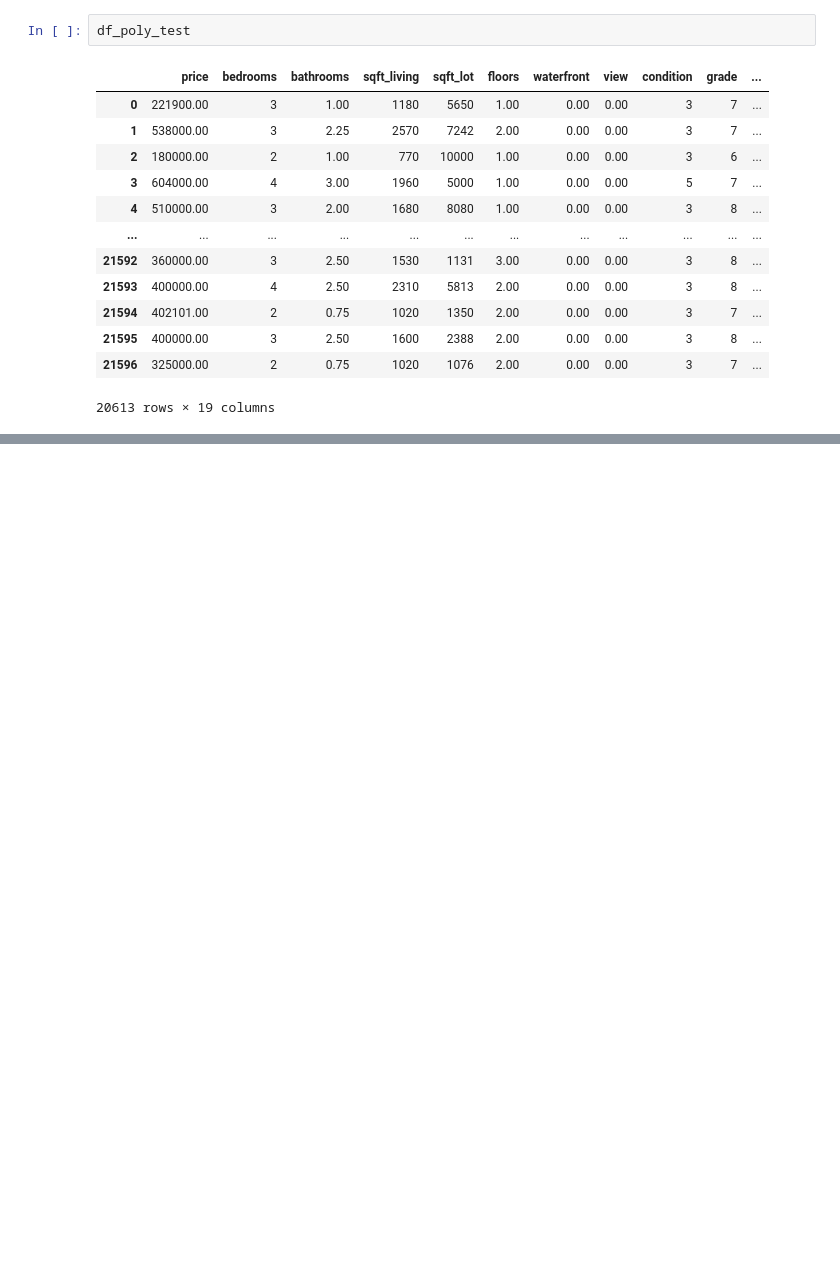
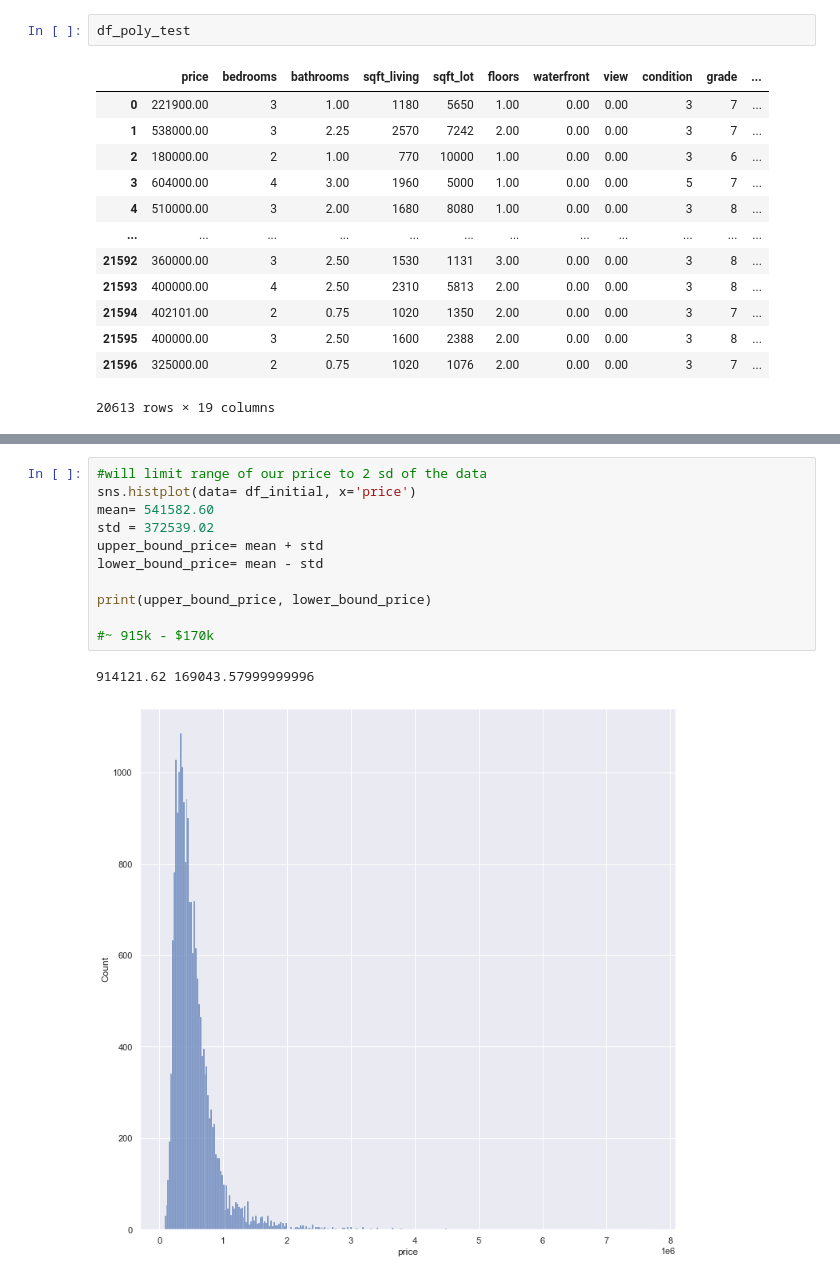
Before and after one commit to learn-co-curriculum/dsc-phase-2-project, a Jupyter notebook: student.ipynb, the cells around one changed output, grey strips where cells are left out. Cells and saved outputs as stored; diff of their text form; blank space fills up the shorter version.

```diff
--- a/student.ipynb
+++ b/student.ipynb
@@ -1149,0 +1375,14 @@ df_second_r['sqft_living yr_renovated']= df_poly_test['sqft_living']*df_poly_tes
+# %%
+#will limit range of our price to 2 sd of the data
+sns.histplot(data= df_initial, x='price')
+mean= 541582.60
+std = 372539.02
+upper_bound_price= mean + std
+lower_bound_price= mean - std
+
+print(upper_bound_price, lower_bound_price)
+
+#~ 915k - $170k
+# %% [output]
+914121.62 169043.57999999996
+[figure, added]
```
Also changed, not shown: parts of 37 cells of this notebook.
